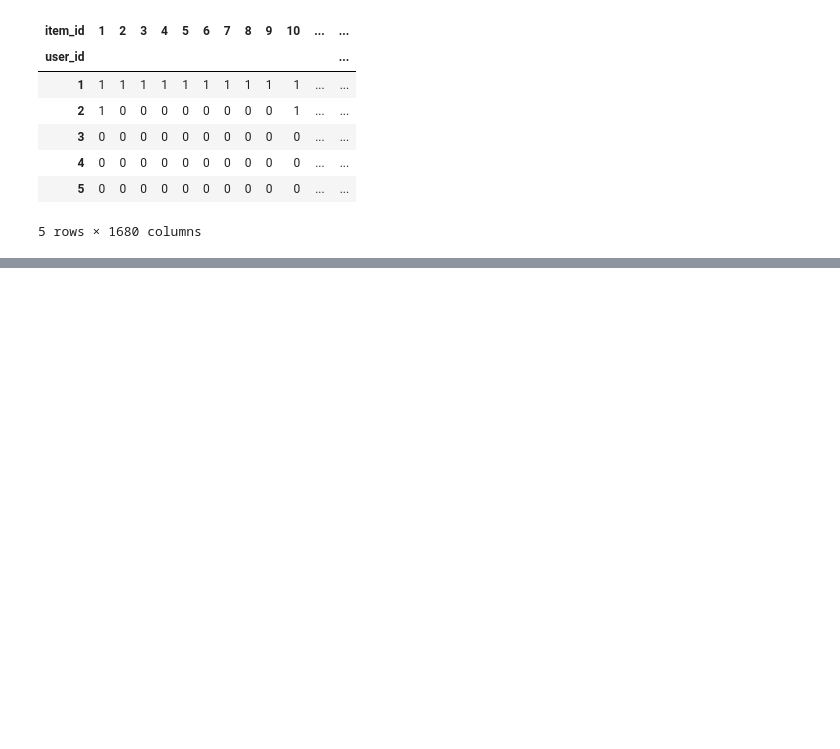
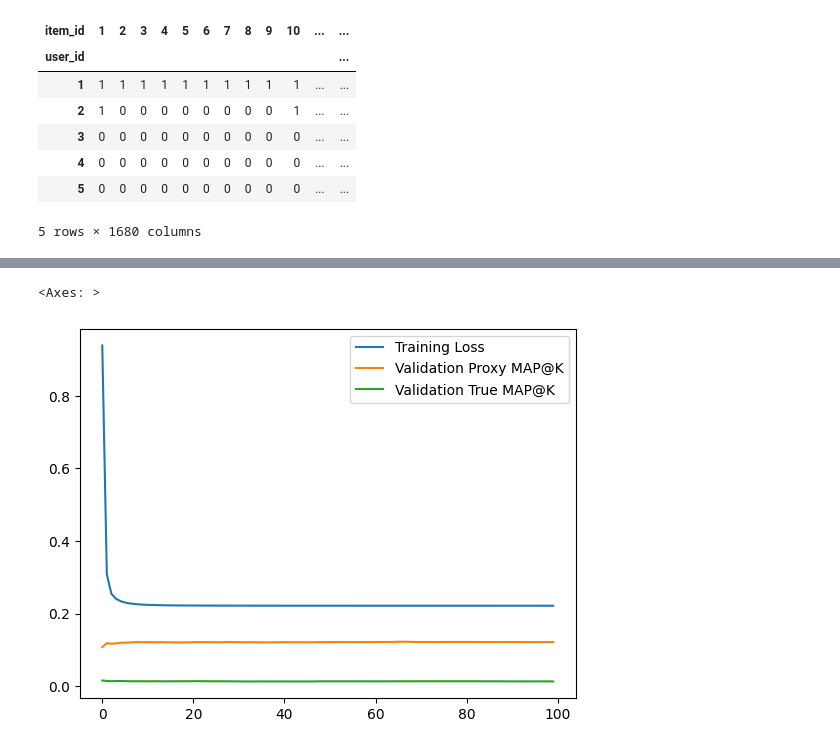
Before and after one commit to sebzhao/proxy-objective-recsys, a Jupyter notebook: movielens.ipynb, the cells around one changed output, grey strips where cells are left out. Drawn from its saved outputs; the diff is of its cells as text; code cells hidden in the pictures; blank space fills up the shorter version.

```diff
--- a/movielens.ipynb
+++ b/movielens.ipynb
@@ -36,3 +48,5 @@ test_data.head()
+# %%
+test_rating_array = test_rating_matrix.values > 3
 # %%
 rating_matrix = pd.pivot_table(training_data, values='rating', index='user_id', columns='item_id', fill_value=0)
 rating_matrix.head()
@@ -101,13 +115,13 @@ class ALSModel():
     def loss(self):
         # Calculate loss to make sure it's decreasing.
         total = 0
-        for i in range(self.x.shape[0]):
-            for j in range(self.y.shape[0]):
-                confidence = self.c[i][j]
-                total += confidence * (self.p[i][j] - self.x[i] @ self.y[j]) ** 2
 
+        item_scores = self.x @ self.y.T
+        confidence_weighted = self.c * (self.p - item_scores) ** 2
+        total += np.sum(confidence_weighted)
         total += self.lmbda * (np.sum(self.x ** 2) + np.sum(self.y ** 2))
-        return total
+
+        return total / (self.x.shape[0] * self.y.shape[0])
 
 
     def backward(self):
@@ -177,7 +218,7 @@ def train(model,num_epochs=10):
 # %%
 model = ALSModel(rating_proxy_array)
 # %%
-model, proxy_losses, true_losses = train(model, 10)
+model, training_losses, proxy_losses, true_losses = train(model, 100)
 # %% [output]
 ===
 Epoch:  0
@@ -203,0 +260,5 @@ sns.lineplot(x=range(1, len(losses)+1), y=losses)
+# %%
+data = np.hstack([np.array(training_losses).reshape(-1, 1), np.array(proxy_losses).reshape(-1, 1), np.array(true_losses).reshape(-1, 1)])
+data = pd.DataFrame(data)
+data = data.rename(mapper={0: 'Training Loss', 1: 'Validation Proxy MAP@K', 2: 'Validation True MAP@K'}, axis=1)
+data
@@ -203,0 +279,5 @@ sns.lineplot(x=range(1, len(losses)+1), y=losses)
+# %%
+sns.lineplot(data=data, dashes=False)
+# %% [output]
+<Axes: >
+[figure, added]
```
Also changed, not shown: parts of 10 cells of this notebook.
